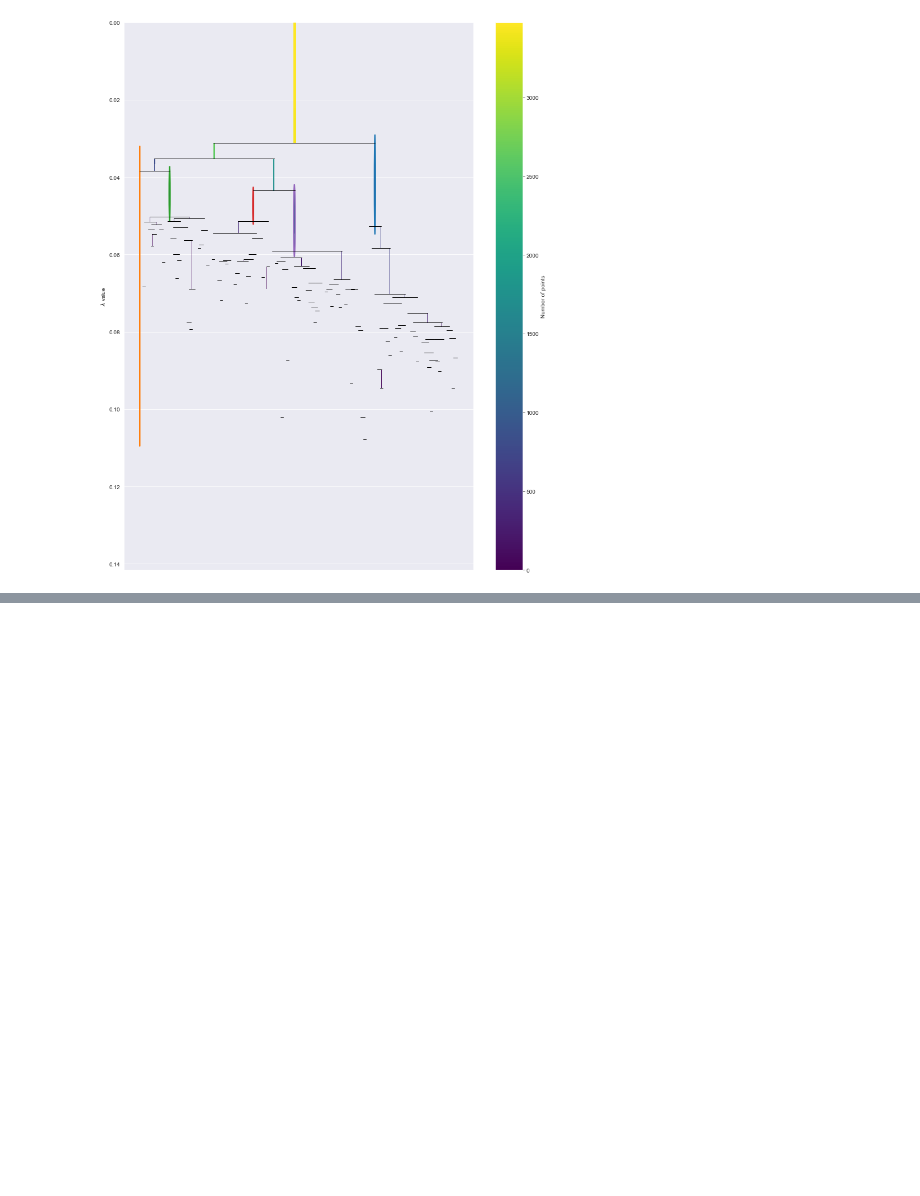
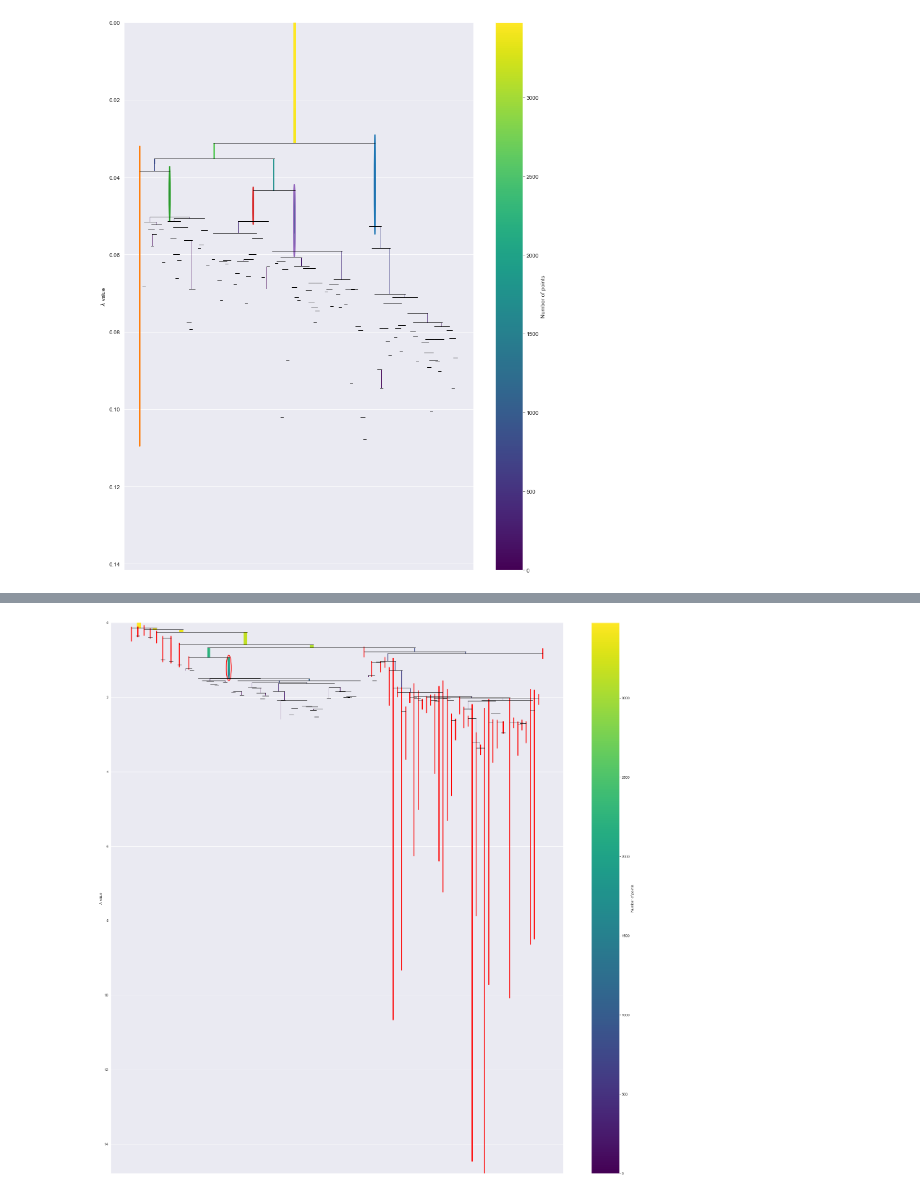
Before and after one commit to egrace479/NFL-BDB-2022, a Jupyter notebook: Extra_Point.ipynb, the cells around one changed output, grey strips where cells are left out. Cells and saved outputs as stored; diff of their text form; code cells hidden in the pictures; blank space fills up the shorter version.

```diff
--- a/Extra_Point.ipynb
+++ b/Extra_Point.ipynb
@@ -466,0 +508,3 @@ dtype: int64
+# %%
+std = StandardScaler()
+final_scale = std.fit_transform(final_df_drop)
@@ -466,0 +527,4 @@ dtype: int64
+# %%
+#scaled clusterer
+clusterer2 = hdbscan.HDBSCAN()
+cls2 = clusterer2.fit(final_scale)
@@ -484,0 +742,6 @@ plt.show()
+# %%
+plt.figure(figsize = (28,28))
+clusterer2.condensed_tree_.plot(select_clusters=True, selection_palette=sns.color_palette())
+plt.show()
+# %% [output]
+[figure, added]
```
Also changed, not shown: parts of 23 cells of this notebook.
